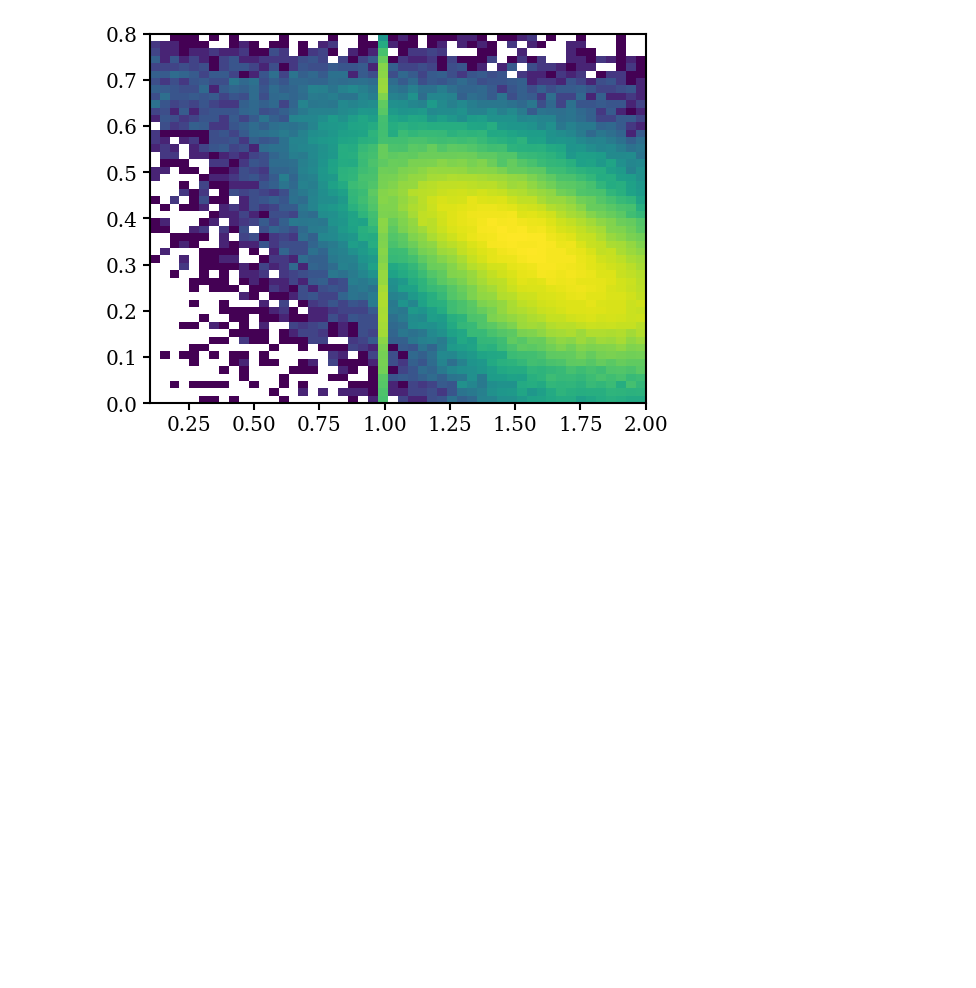
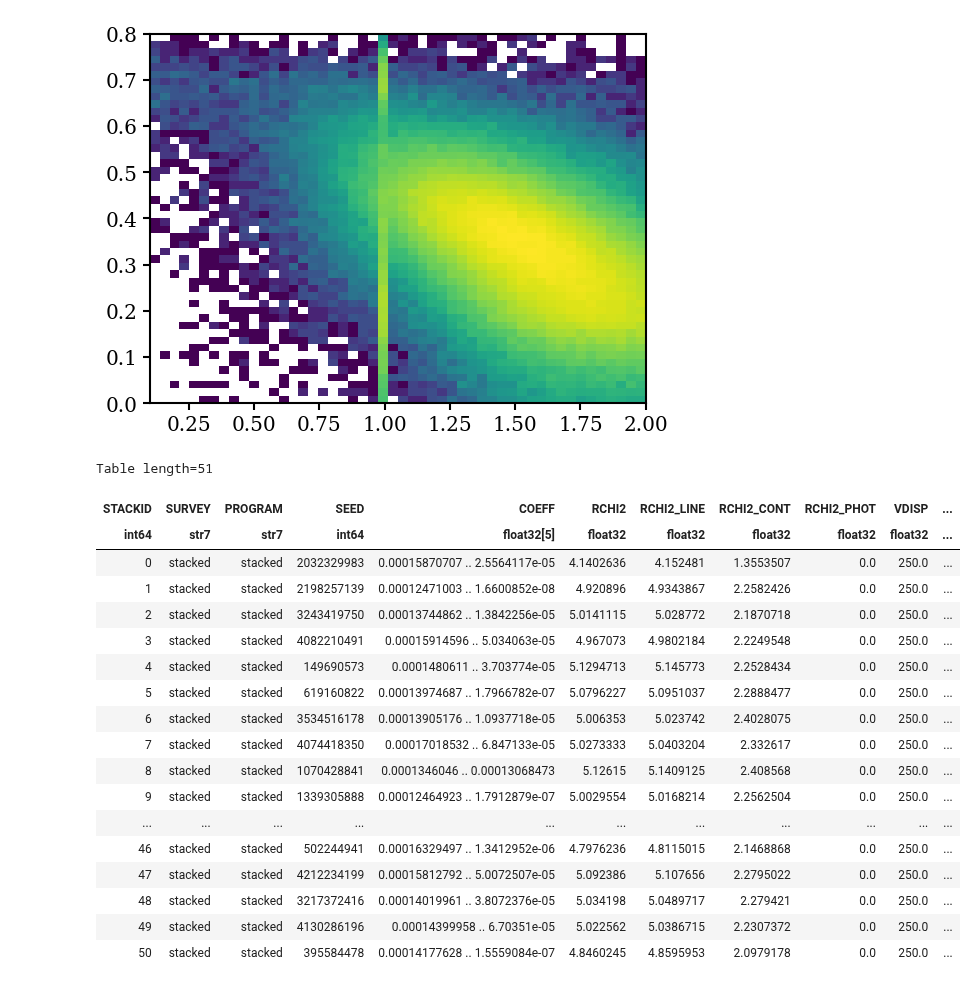
Before and after one commit to virajvman/desi_dwarfs, a Jupyter notebook: notebooks/catalog_paper/stellar_mass_investigate.ipynb, the cells around one changed output. Saved outputs shown, nothing was run; the diff lists cells and outputs as text; code cells hidden in the pictures; blank space fills up the shorter version.

Commit message:
edits to stack spectra

```diff
--- a/notebooks/catalog_paper/stellar_mass_investigate.ipynb
+++ b/notebooks/catalog_paper/stellar_mass_investigate.ipynb
@@ -83,6 +92,30 @@ plt.xlim(0.1,2)
 plt.show()
 # %% [output]
 [figure]
+# %%
+stack_path = "/pscratch/sd/v/virajvm/catalog_dr1_dwarfs/iron_spectra/stack_files/mstar/fastspec_stack_mstar_elg_7.50_7.75.fits"
+# %%
+Table(fits.open(stack_path)[2].data)
+# %% [output]
+Table length=51
+| STACKID | SURVEY | PROGRAM | SEED | COEFF | RCHI2 | RCHI2_LINE | RCHI2_CONT | RCHI2_PHOT | VDISP | ... |
+| int64 | str7 | str7 | int64 | float32[5] | float32 | float32 | float32 | float32 | float32 | ... |
+| 0 | stacked | stacked | 2032329983 | 0.00015870707 .. 2.5564117e-05 | 4.1402636 | 4.152481 | 1.3553507 | 0.0 | 250.0 | ... |
+| 1 | stacked | stacked | 2198257139 | 0.00012471003 .. 1.6600852e-08 | 4.920896 | 4.9343867 | 2.2582426 | 0.0 | 250.0 | ... |
+| 2 | stacked | stacked | 3243419750 | 0.00013744862 .. 1.3842256e-05 | 5.0141115 | 5.028772 | 2.1870718 | 0.0 | 250.0 | ... |
+| 3 | stacked | stacked | 4082210491 | 0.00015914596 .. 5.034063e-05 | 4.967073 | 4.9802184 | 2.2249548 | 0.0 | 250.0 | ... |
+| 4 | stacked | stacked | 149690573 | 0.0001480611 .. 3.703774e-05 | 5.1294713 | 5.145773 | 2.2528434 | 0.0 | 250.0 | ... |
+| 5 | stacked | stacked | 619160822 | 0.00013974687 .. 1.7966782e-07 | 5.0796227 | 5.0951037 | 2.2888477 | 0.0 | 250.0 | ... |
+| 6 | stacked | stacked | 3534516178 | 0.00013905176 .. 1.0937718e-05 | 5.006353 | 5.023742 | 2.4028075 | 0.0 | 250.0 | ... |
+| 7 | stacked | stacked | 4074418350 | 0.00017018532 .. 6.847133e-05 | 5.0273333 | 5.0403204 | 2.332617 | 0.0 | 250.0 | ... |
+| 8 | stacked | stacked | 1070428841 | 0.0001346046 .. 0.00013068473 | 5.12615 | 5.1409125 | 2.408568 | 0.0 | 250.0 | ... |
+| 9 | stacked | stacked | 1339305888 | 0.00012464923 .. 1.7912879e-07 | 5.0029554 | 5.0168214 | 2.2562504 | 0.0 | 250.0 | ... |
+| ... | ... | ... | ... | ... | ... | ... | ... | ... | ... | ... |
+| 46 | stacked | stacked | 502244941 | 0.00016329497 .. 1.3412952e-06 | 4.7976236 | 4.8115015 | 2.1468868 | 0.0 | 250.0 | ... |
+| 47 | stacked | stacked | 4212234199 | 0.00015812792 .. 5.0072507e-05 | 5.092386 | 5.107656 | 2.2795022 | 0.0 | 250.0 | ... |
+| 48 | stacked | stacked | 3217372416 | 0.00014019961 .. 3.8072376e-05 | 5.034198 | 5.0489717 | 2.279421 | 0.0 | 250.0 | ... |
+| 49 | stacked | stacked | 4130286196 | 0.00014399958 .. 6.70351e-05 | 5.022562 | 5.0386715 | 2.2307372 | 0.0 | 250.0 | ... |
+| 50 | stacked | stacked | 395584478 | 0.00014177628 .. 1.5559084e-07 | 4.8460245 | 4.8595953 | 2.0979178 | 0.0 | 250.0 | ... |
 # %%
 from mpl_toolkits.axes_grid1.inset_locator import inset_axes
 
```
Also changed, not shown: parts of 1 cell of this notebook, 1 other file.
